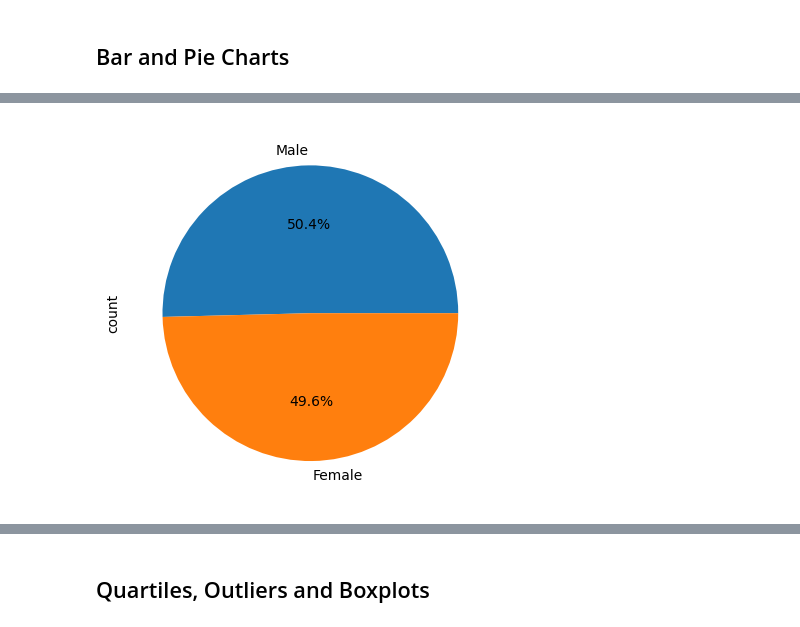
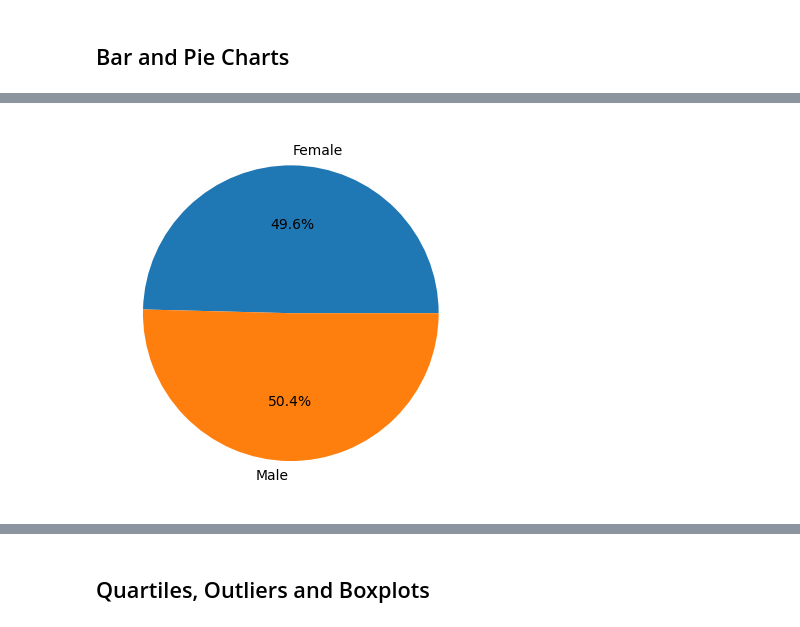
Before and after one commit to ZaneHuttinga/statistics-challenge, a Jupyter notebook: Pymaceuticals/pymaceuticals.ipynb, the cells around one changed output, grey strips where cells are left out. Drawn from its saved outputs; the diff is of its cells as text; code cells hidden in the pictures.

Commit message:
Finish pie charts and begin box plots

```diff
--- a/Pymaceuticals/pymaceuticals.ipynb
+++ b/Pymaceuticals/pymaceuticals.ipynb
@@ -150 +148,14 @@ plt.bar(drugs, timepoints)
 [figure]
+# %%
+# Generate a pie chart, using Pandas, showing the distribution of unique female versus male mice used in the study
+
+# Get the unique mice with their gender
+mouse_metadata_df = pd.DataFrame(mouse_metadata)
+mouse_metadata_clean = mouse_metadata_df[(mouse_metadata_df["Mouse ID"] != 'g989')]
+mice = pd.DataFrame(mouse_metadata_clean)
+mice_ID_sexes = mice.drop(columns = ["Drug Regimen", "Age_months", "Weight (g)"])
+
+# Make the pie chart
+sex_count = mice_ID_sexes.groupby("Sex").count()
+sex_count = sex_count.rename(columns = {"Mouse ID" : "Count"})
+sex_plot = sex_count.plot.pie(y="Count",autopct='%1.1f%%',legend = False)
@@ -151,9 +164,12 @@ plt.bar(drugs, timepoints)
 # %%
-# Generate a pie chart, using Pandas, showing the distribution of unique female versus male mice used in the study
+# Generate a pie chart, using pyplot, showing the distribution of unique female versus male mice used in the study
 
 # Get the unique mice with their gender
 
 
 # Make the pie chart
+sexes = list(sex_count.index)
+sex_counts = list(sex_count["Count"])
+sex_plot_plt = plt.pie(sex_counts,autopct='%1.1f%%', labels=["Female","Male"])
 # %% [output]
-[figure, old version]
+[figure, new version]
```
Also changed, not shown: parts of 6 cells of this notebook.
